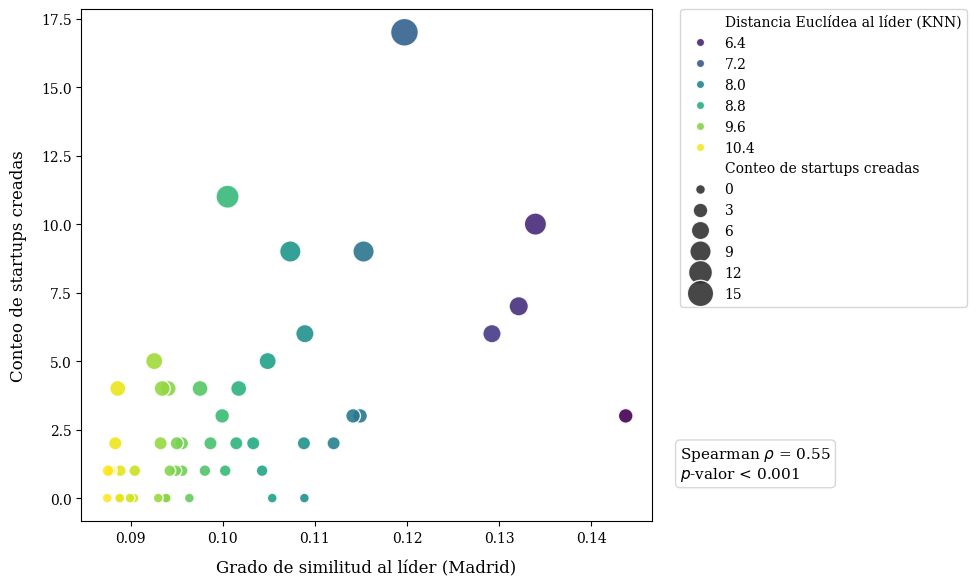
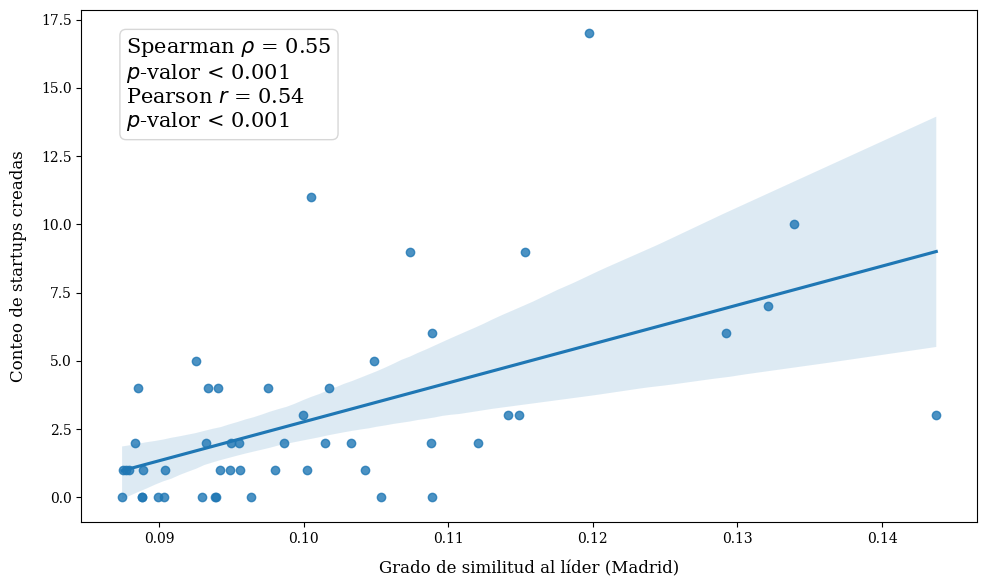
Code edit (unified diff) that turned the first committed figure into the second:
--- before
+++ after
@@ -7,8 +7,9 @@
 hipotesis_sin_madrid_barcelona = hipotesis.query('provincia not in  ["Madrid", "Barcelona"]').copy()
 rho, p_value = stats.spearmanr(hipotesis_sin_madrid_barcelona['grado_similitud'], hipotesis_sin_madrid_barcelona['startups'])
-
+r2, p_pvalue_2 = stats.pearsonr(hipotesis_sin_madrid_barcelona['grado_similitud'], hipotesis_sin_madrid_barcelona['startups'])
 # Formatear el p-valor para que luzca académico si es muy cercano a cero
 p_text = "< 0.001" if p_value < 0.001 else f"= {p_value:.3f}"
-stats_text = f"Spearman $\\rho$ = {rho:.2f}\n$p$-valor {p_text}"
+p_text_2 = "< 0.001" if p_pvalue_2 < 0.001 else f"= {p_pvalue_2:.3f}"
+stats_text = f"Spearman $\\rho$ = {rho:.2f}\n$p$-valor {p_text}\nPearson $r$ = {r2:.2f}\n$p$-valor {p_text_2}"
 
 # 2. Configurar el estilo
@@ -21,15 +22,15 @@
 distancia_al_lider = 'Distancia Euclídea al líder (KNN)'
 hipotesis_sin_madrid_barcelona.rename(columns={'grado_similitud': grado_de_similitud, 'startups': startups, 'distancia_al_lider': distancia_al_lider}, inplace=True)
-ax = sns.scatterplot(
+ax = sns.regplot(
     data=hipotesis_sin_madrid_barcelona, 
     x=grado_de_similitud,
     y=startups, 
-    hue=distancia_al_lider, 
-    palette='viridis', 
-    size=startups, 
-    sizes=(50, 400),     
-    alpha=0.9,           
-    edgecolor='white',   
-    linewidth=1
+    #hue=distancia_al_lider, 
+    #palette='viridis', 
+    #size='poblacion', 
+    #sizes=(50, 400),     
+    #alpha=0.9,           
+    #edgecolor='white',   
+    #linewidth=1
 )
 
@@ -49,8 +50,8 @@
 props = dict(boxstyle='round', facecolor='white', alpha=0.9, edgecolor='lightgray')
 ax.text(
-    1.05, 0.15,               # Coordenadas X, Y relativas al eje (de 0 a 1)
+    0.05, 0.95,               # Coordenadas X, Y relativas al eje (de 0 a 1)
     stats_text, 
     transform=ax.transAxes,   # Usar sistema de coordenadas del propio eje
-    fontsize=11, 
+    fontsize=15, 
     verticalalignment='top', 
     bbox=props
@@ -58,5 +59,5 @@
 
 # 6. Leyenda y ajustes finales
-plt.legend(bbox_to_anchor=(1.05, 1), loc='upper left', borderaxespad=0.)
+#plt.legend(bbox_to_anchor=(1.05, 1), loc='upper left', borderaxespad=0.)
 plt.tight_layout()
 

Commit: Change plot type to regplot